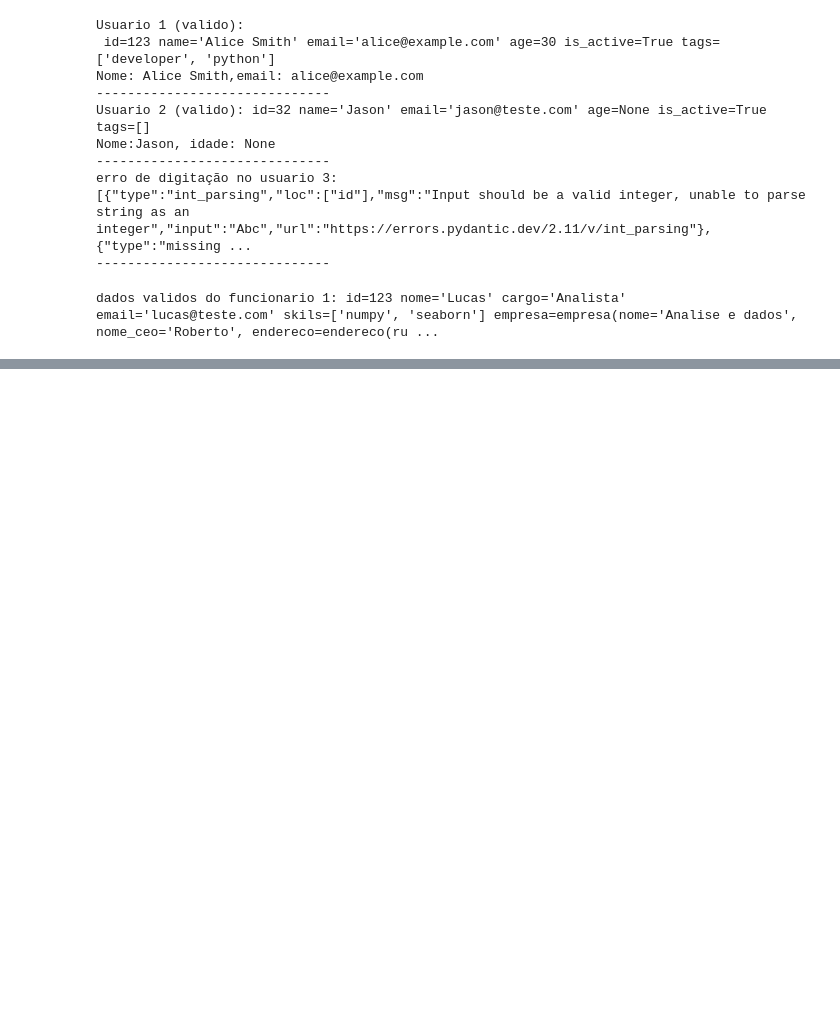
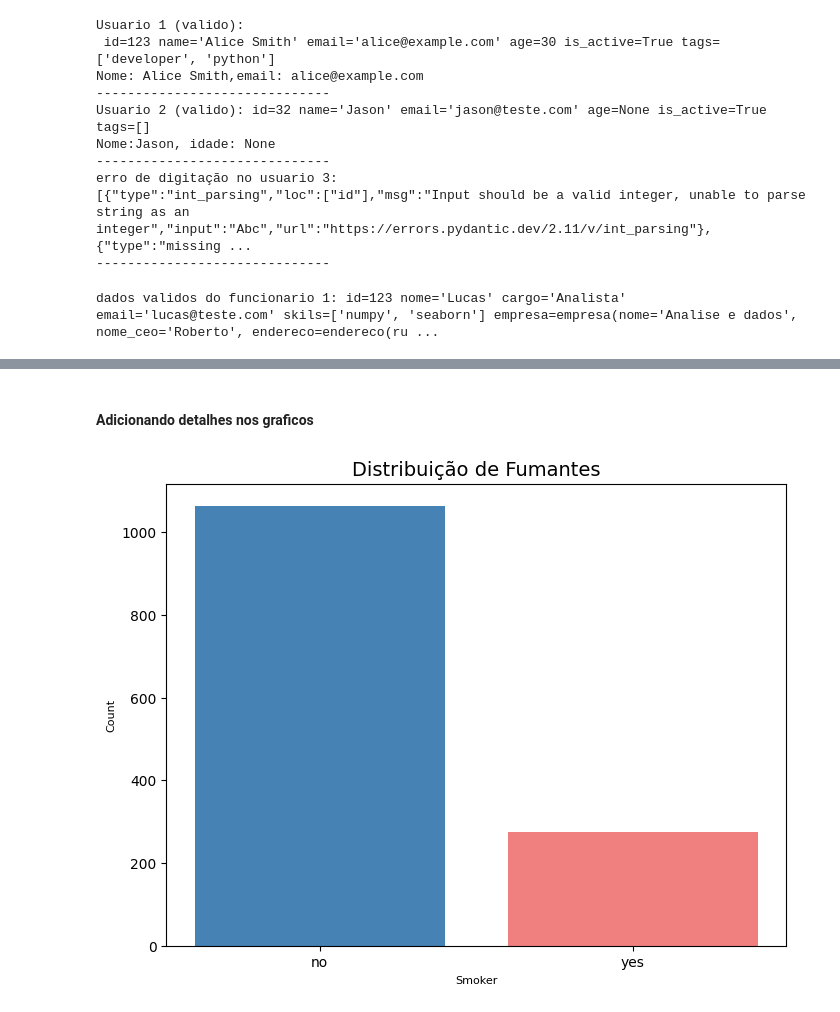
Before and after one commit to lucasghidini/AulasJupyter, a Jupyter notebook: aula1.ipynb, the cells around one changed output, grey strips where cells are left out. Saved outputs shown, nothing was run; the diff lists cells and outputs as text; code cells hidden in the pictures; blank space fills up the shorter version.

```diff
--- a/aula1.ipynb
+++ b/aula1.ipynb
@@ -831,0 +858,28 @@ dados validos do funcionario 1: id=123 nome='Lucas' cargo='Analista' email='luca
+# %% [markdown]
+#### Adicionando detalhes nos graficos
+# %%
+#criar contagem
+smokes_counts = df_saude['smoker'].value_counts()
+
+#tamanho do grafico
+plt.figure(figsize=(8,6))
+
+#criar gafico de barras com indece e contagem
+plt.bar(
+    smokes_counts.index, #valor do eixo x
+    smokes_counts.values, #valor do eixo y
+    color=['steelblue','lightcoral'] #cores das barras
+)
+
+#rotulos deo eixo x, letra tamnho 8
+plt.xlabel('Smoker', fontsize=8)
+
+#rotulo do eixo y, lettra tamanho 8
+plt.ylabel('Count', fontsize=8)
+
+#Titulo, letra tamanho 14
+plt.title('Distribuição de Fumantes', fontsize= 14)
+
+plt.show()
+# %% [output]
+[figure, added]
```
Also changed, not shown: parts of 13 cells of this notebook.
